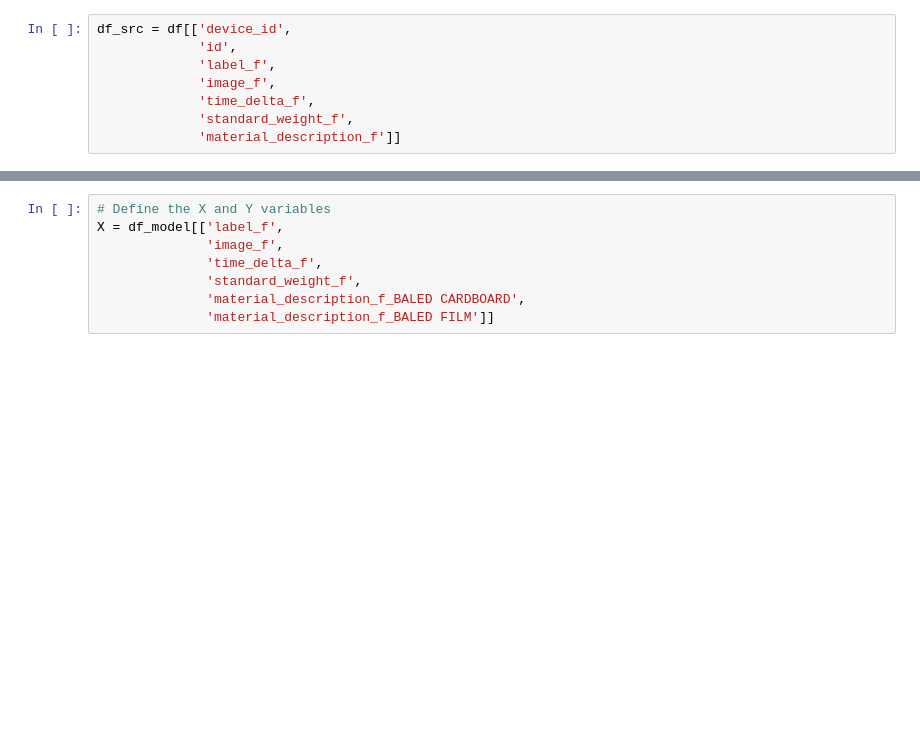
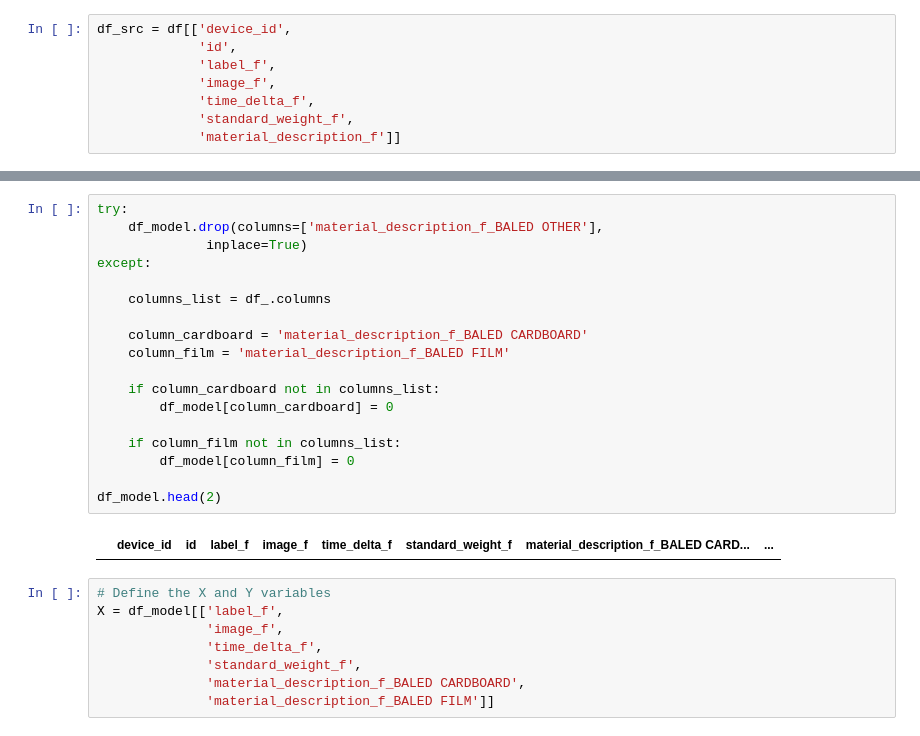
Before and after one commit to JavierMedel/AI-Projects, a Jupyter notebook: Baler Classification Model-Script.ipynb, the cells around one changed output, grey strips where cells are left out. Saved outputs shown, nothing was run; the diff lists cells and outputs as text; blank space fills up the shorter version.

```diff
--- a/Baler Classification Model-Script.ipynb
+++ b/Baler Classification Model-Script.ipynb
@@ -247,3 +261,23 @@ df_model.head(2)
+# %%
+try:
+    df_model.drop(columns=['material_description_f_BALED OTHER'],
+              inplace=True)
+except:
+
+    columns_list = df_.columns
+
+    column_cardboard = 'material_description_f_BALED CARDBOARD'
+    column_film = 'material_description_f_BALED FILM'
+
+    if column_cardboard not in columns_list:
+        df_model[column_cardboard] = 0
+
+    if column_film not in columns_list:
+        df_model[column_film] = 0
+
+df_model.head(2)
+# %% [output]
+|  | device_id | id | label_f | image_f | time_delta_f | standard_weight_f | material_description_f_BALED CARD... | ... |
 # %%
 # Define the X and Y variables
 X = df_model[['label_f',
```
Also changed, not shown: parts of 55 cells of this notebook.
